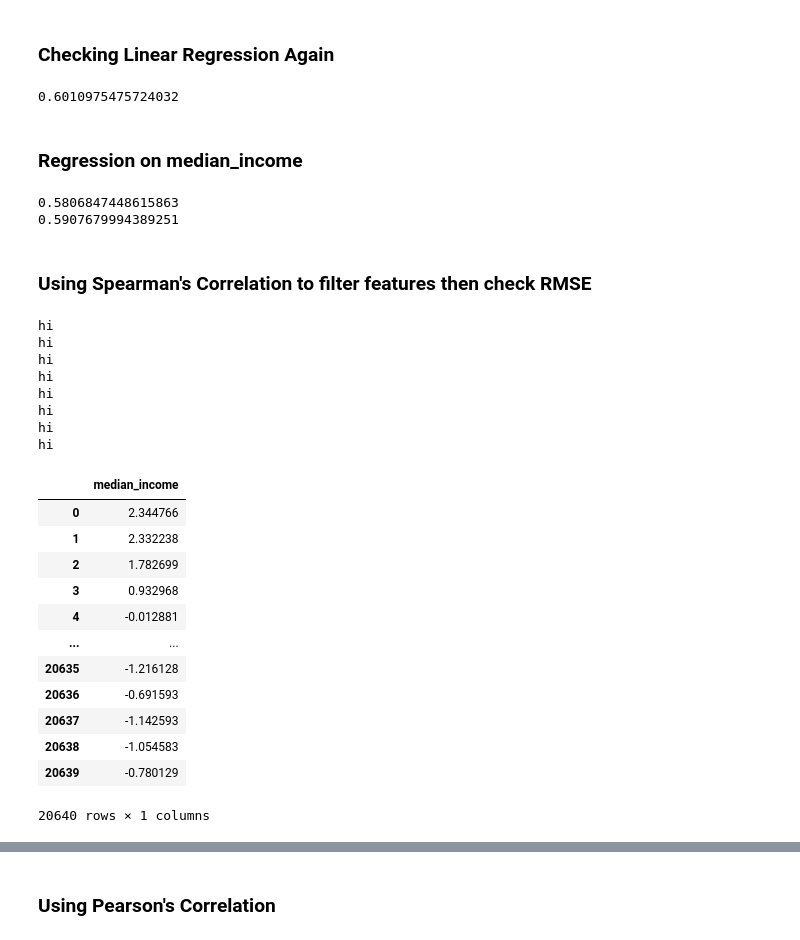
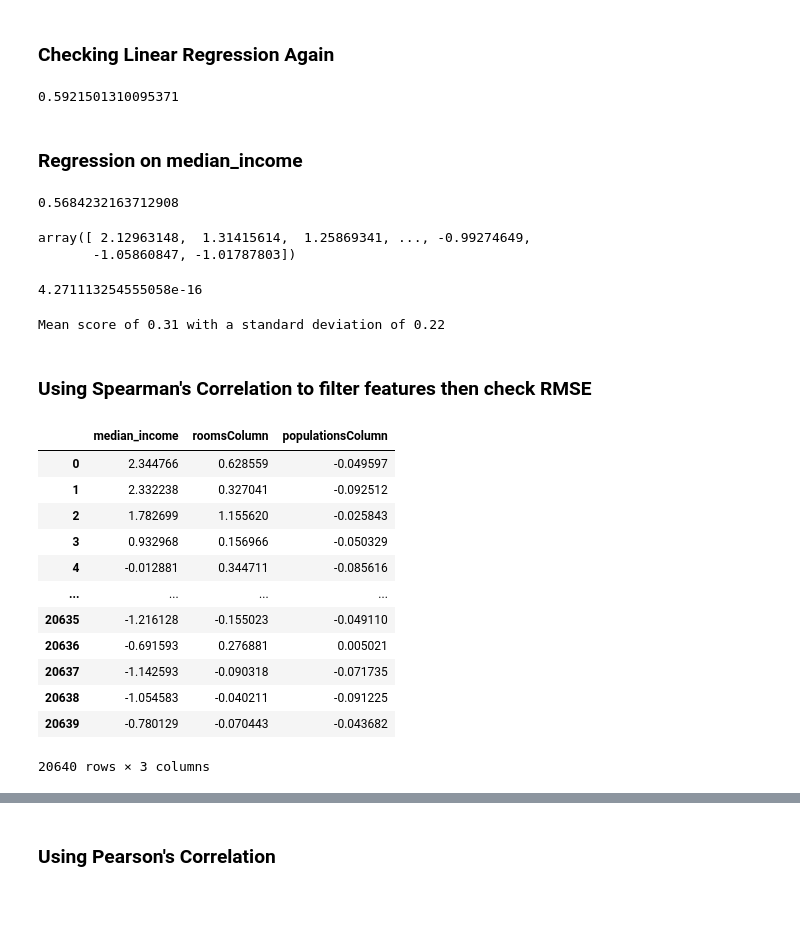
Before and after one commit to SBerkeB/ml_project1, a Jupyter notebook: IterativeImputer.ipynb, the cells around one changed output, grey strips where cells are left out. Saved outputs shown, nothing was run; the diff lists cells and outputs as text; code cells hidden in the pictures; blank space fills up the shorter version.

```diff
--- a/IterativeImputer.ipynb
+++ b/IterativeImputer.ipynb
@@ -198,8 +255,8 @@ df
 # %% [markdown]
 ### Checking Linear Regression Again
 # %%
-X = df_imputed_scaled.drop(columns = "median_house_value")
-Y = df_imputed_scaled["median_house_value"]
+X = df_prepared.drop(columns = "median_house_value")
+Y = df_prepared["median_house_value"]
 
 X_train, X_test, Y_train, Y_test = train_test_split(X, Y, test_size = 0.2, random_state= 42)
 lr.fit(X_train, Y_train)
@@ -208,12 +265,12 @@ lr_mse = mean_squared_error(Y_train ,Y_predict_train)
 lr_rmse = np.sqrt(lr_mse)
 print(lr_rmse)
 # %% [output]
-0.6010975475724032
+0.5921501310095371
 # %% [markdown]
 ### Regression on median_income
 # %%
-X = df_imputed_scaled.drop(columns = "median_income")
-Y = df_imputed_scaled["median_income"]
+X = df_prepared.drop(columns = "median_income")
+Y = df_prepared["median_income"]
 X_train, X_test, Y_train, Y_test = train_test_split(X, Y, test_size = 0.2, random_state = 42)
 lr.fit(X_train, Y_train)
 Y_predict_train = lr.predict(X_train)
@@ -221,46 +278,63 @@ Y_predict_test = lr.predict(X_test)
 lr_mse1 = mean_squared_error(Y_train, Y_predict_train)
 lr_mse2 = mean_squared_error(Y_test, Y_predict_test)
 print(np.sqrt(lr_mse1))
-print(np.sqrt(lr_mse2))
 # %% [output]
-0.5806847448615863
-0.5907679994389251
+0.5684232163712908
+# %%
+from sklearn.tree import DecisionTreeRegressor
+
+X = df_prepared.drop(columns= "median_house_value")
+y = df_prepared["median_house_value"]
+
+
+regressor = DecisionTreeRegressor()
+regressor.fit(X.loc[:], y.loc[:])
+
+y_pred = regressor.predict(X.loc[:])
+y_pred
+# %% [output]
+array([ 2.12963148,  1.31415614,  1.25869341, ..., -0.99274649,
+       -1.05860847, -1.01787803])
+# %%
+dtr_mse = mean_squared_error(y.loc[:], y_pred)
+dtr_rmse = np.sqrt(dtr_mse)
+dtr_rmse
+# %% [output]
+4.271113254555058e-16
+# %%
+from sklearn.model_selection import cross_val_score
+
+scores = cross_val_score(regressor, X, y, cv= 5)
+print("Mean score of %0.2f with a standard deviation of %0.2f" % (scores.mean(), scores.std()))
+# %% [output]
+Mean score of 0.31 with a standard deviation of 0.22
 # %% [markdown]
 ### Using Spearman's Correlation to filter features then check RMSE
 # %%
 df = housing[housing.columns[:9]].corr(method = "spearman")
 df = df[["median_house_value"]]
 df = df.transpose()
 
-changed_df = df_imputed_scaled
+changed_df = df_imputed_merged_scaled
 worst_corr = 0.5
 for row in range(df.shape[1]):
     if abs(df.loc["median_house_value"][row]) <= worst_corr or df.loc["median_house_value"][row] == 1:
-        print("hi")
         changed_df = changed_df.drop(df.columns[row], axis= 1)
 
 changed_df
 # %% [output]
+|  | median_income | roomsColumn | populationsColumn |
+| 0 | 2.344766 | 0.628559 | -0.049597 |
+| 1 | 2.332238 | 0.327041 | -0.092512 |
+| 2 | 1.782699 | 1.155620 | -0.025843 |
+| 3 | 0.932968 | 0.156966 | -0.050329 |
+| 4 | -0.012881 | 0.344711 | -0.085616 |
+| ... | ... | ... | ... |
+| 20635 | -1.216128 | -0.155023 | -0.049110 |
+| 20636 | -0.691593 | 0.276881 | 0.005021 |
+| 20637 | -1.142593 | -0.090318 | -0.071735 |
+| 20638 | -1.054583 | -0.040211 | -0.091225 |
+| 20639 | -0.780129 | -0.070443 | -0.043682 |
-hi
-hi
-hi
-hi
-hi
-hi
-hi
-hi
+20640 rows × 3 columns
-|  | median_income |
-| 0 | 2.344766 |
-| 1 | 2.332238 |
-| 2 | 1.782699 |
-| 3 | 0.932968 |
-| 4 | -0.012881 |
-| ... | ... |
-| 20635 | -1.216128 |
-| 20636 | -0.691593 |
-| 20637 | -1.142593 |
-| 20638 | -1.054583 |
-| 20639 | -0.780129 |
-20640 rows × 1 columns
 # %%
 X = changed_df
```
Also changed, not shown: parts of 13 cells of this notebook.
